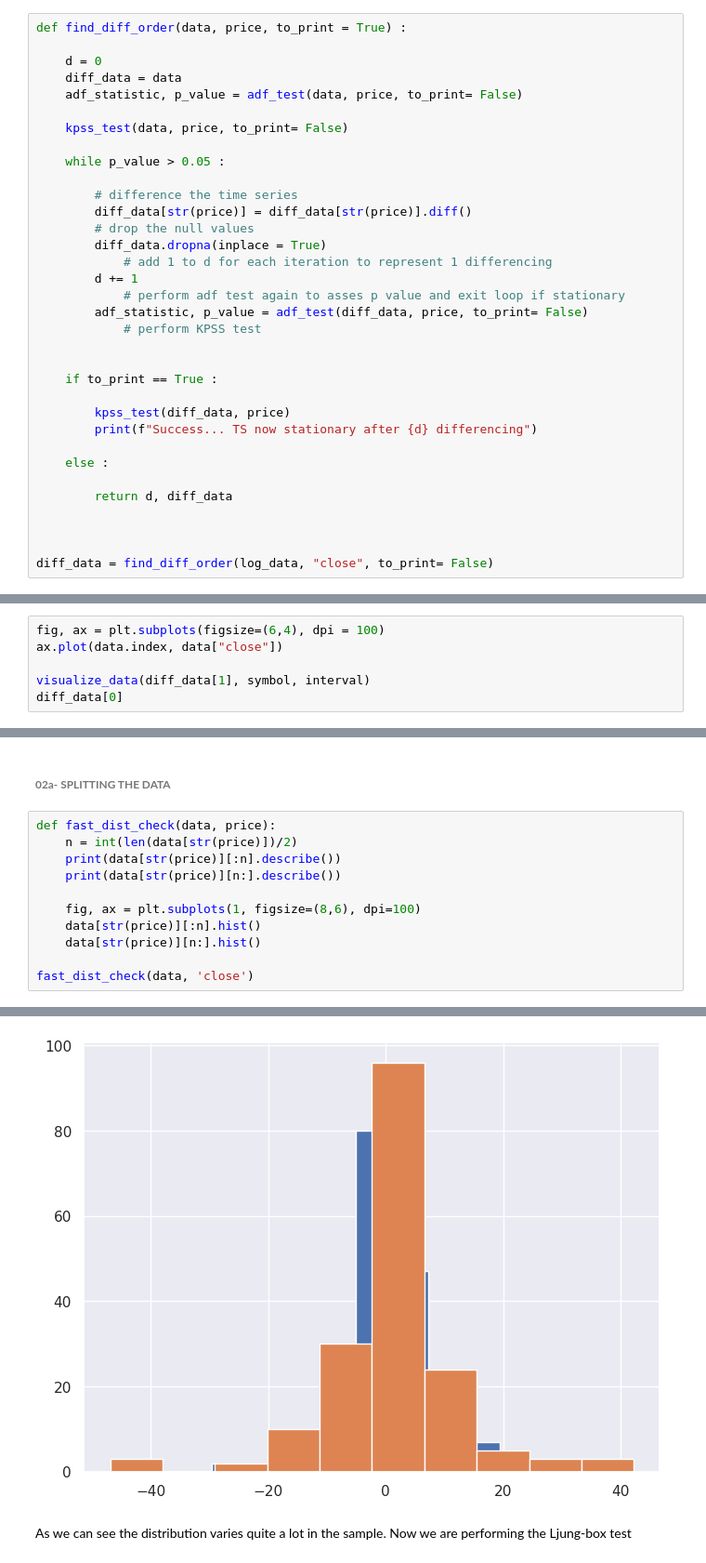
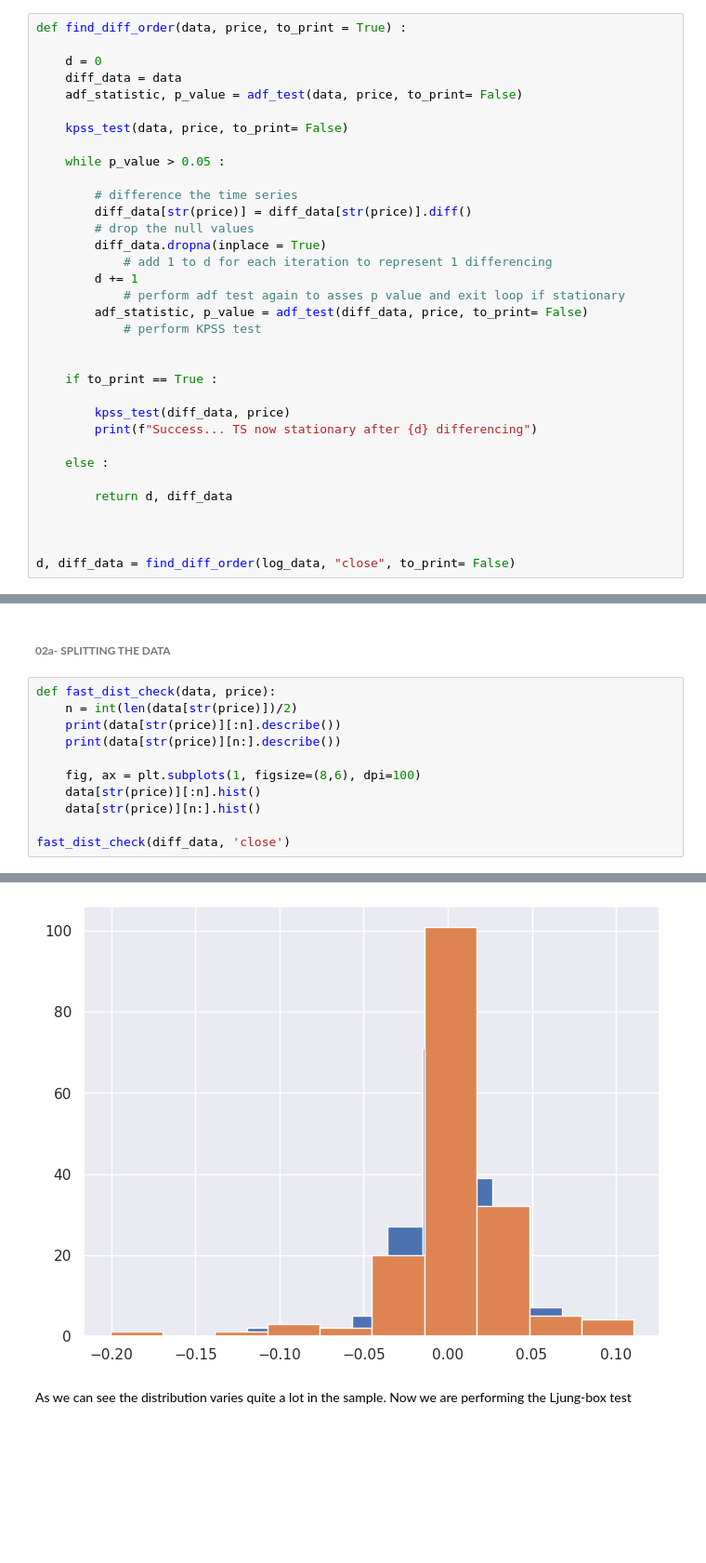
Before and after one commit to MohamedKeteb/Crypto_project, a Jupyter notebook: arima_model.ipynb, the cells around one changed output, grey strips where cells are left out. Shown at 93% size. Cells and saved outputs as stored; diff of their text form; blank space fills up the shorter version.

```diff
--- a/arima_model.ipynb
+++ b/arima_model.ipynb
@@ -202,6 +218,6 @@ def find_diff_order(data, price, to_print = True) :
 
 
 
-diff_data = find_diff_order(log_data, "close", to_print= False)
+d, diff_data = find_diff_order(log_data, "close", to_print= False)
 # %% [output]
 The test statistic is outside of the range of p-values available in the
@@ -212,9 +228,3 @@ As the result showed a **first-order** differenciation results in success for bo
 We got our first parameter, **d = 1** with the function we implemented.
 
 We can look how the data behave after the first order differenciation
-# %%
-fig, ax = plt.subplots(figsize=(6,4), dpi = 100)
-ax.plot(data.index, data["close"])
-
-visualize_data(diff_data[1], symbol, interval)
-diff_data[0]
@@ -286,5 +299,5 @@ def fast_dist_check(data, price):
     data[str(price)][:n].hist()
     data[str(price)][n:].hist()
 
-fast_dist_check(data, 'close')
+fast_dist_check(diff_data, 'close')
 # %% [output]
@@ -308,5 +321,5 @@ max       42.227990
 Name: close, dtype: float64
-[figure, old version]
+[figure, new version]
 # %% [markdown]
 As we can see the distribution varies quite a lot in the sample. Now we are performing the Ljung-box test
 # %% [markdown]
```
Also changed, not shown: parts of 15 cells of this notebook, 2 other files.
